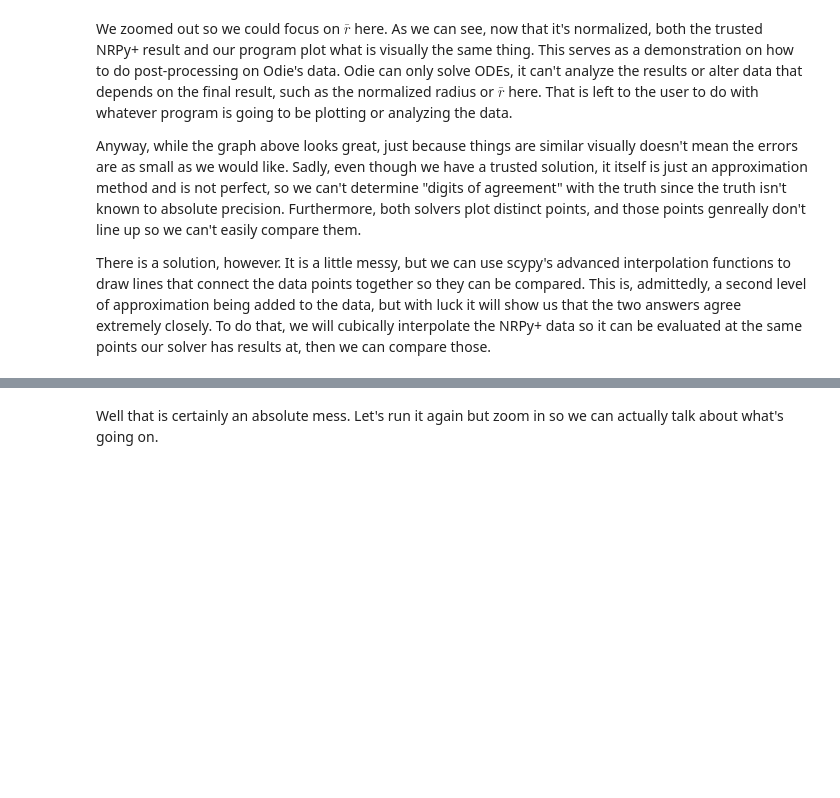
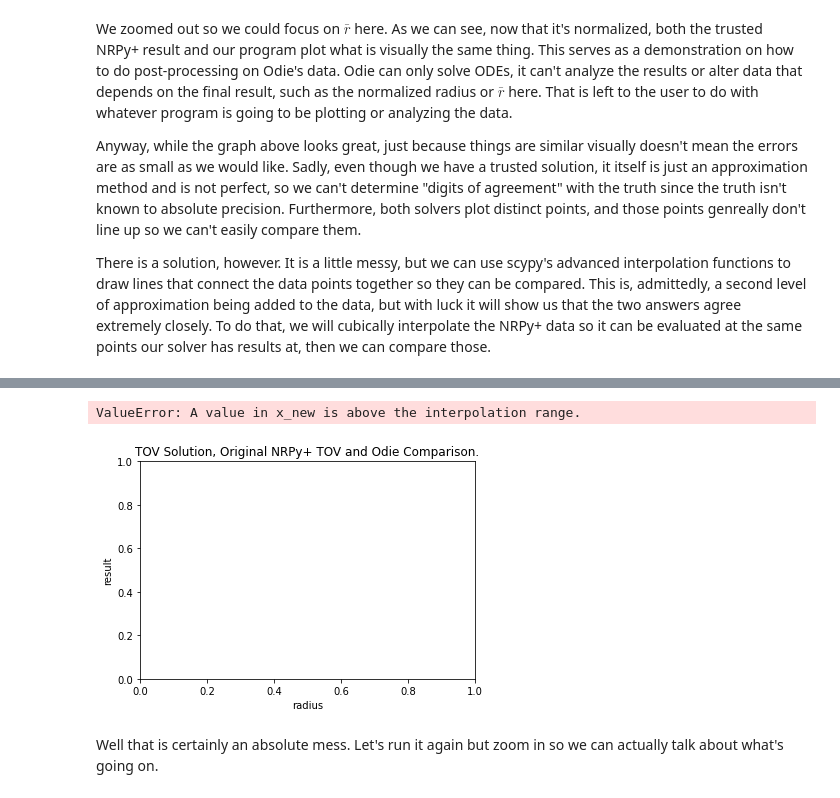
Before and after one commit to GMBlackjack/ODESolver, a Jupyter notebook: NRPy+_OdieGM_Tutorial-(CopyForMessingWith).ipynb, the cells around one changed output, grey strips where cells are left out. Drawn from its saved outputs; the diff is of its cells as text; code cells hidden in the pictures; blank space fills up the shorter version.

```diff
--- a/NRPy+_OdieGM_Tutorial-(CopyForMessingWith).ipynb
+++ b/NRPy+_OdieGM_Tutorial-(CopyForMessingWith).ipynb
@@ -4044,7 +4050,7 @@ acalculatedList4 = []
 acalculatedList5 = []
 acalculatedList6 = []
 
-with open(sys.path[0] + '/oooJData.txt') as f:
+with open(sys.path[0] + '/jjData.txt') as f:
     reader = csv.reader(f, delimiter=' ')
     for row in reader:
         apositionList.append(float(row[0]))
@@ -4122,33 +4128,36 @@ ynew2.pop(0) # The first value, printd at zero, is not reported in the NRPy+ sol
 nuArr_np = np.array(ynew2)
 nuArr_np = nuArr_np - nuArr_np[-1] + np.log(1.-2.*M/R_Schw)
 plt.plot(np.array(xnew)*(1.0/R_Schw), abs((ynew-np.exp(nuArr_np))/ynew), 'red', label="e^nu")
 
 x2 = np.array(positionList)
 y2 = np.array(calculatedList5)
 f2 = interpolate.interp1d(x2, y2, "cubic")
 ynew = f2(xnew) # Use interpolation function returned by `interp1d`
 ynew2 = acalculatedList6
 ynew2.pop(0) # The first value, printd at zero, is not reported in the NRPy+ solver, get rid of it.
 nuArr2 = np.delete(nuArr2,0)
 plt.plot(np.array(xnew)*(1.0/R_Schw), abs((ynew-nuArr2)/ynew), 'firebrick', label="e^4phi")
 
 x2 = np.array(positionList)
 y2 = np.array(calculatedList6)
 f2 = interpolate.interp1d(x2, y2, "cubic")
 ynew = f2(xnew) # Use interpolation function returned by `interp1d`
 ynew2 = acalculatedList6
 plt.plot(np.array(xnew)*(1.0/R_Schw), abs((ynew-np.array(ynew2)*C)/ynew), 'olive', label="POLYTROPIC RADIUS")
 
 print(ynew2[-1]*C)
 print(ynew[-1])
 
 # plt.ylim(0,0.001)
 plt.xlim(0.0,1)
 # https://stackoverflow.com/questions/332289/how-do-i-change-the-size-of-figures-drawn-with-matplotlib
 # Setting size was annoying.
 fig.set_size_inches(9,9)
 ax.set_yscale("log") # Found in matplotlib's documentation.
 ax.legend()
+# %% [output]
+ValueError: A value in x_new is above the interpolation range.
+[figure, added]
 # %%
 import matplotlib.pyplot as plt
 import scipy.interpolate as scy
```
Also changed, not shown: parts of 9 cells of this notebook, 2 other files.
